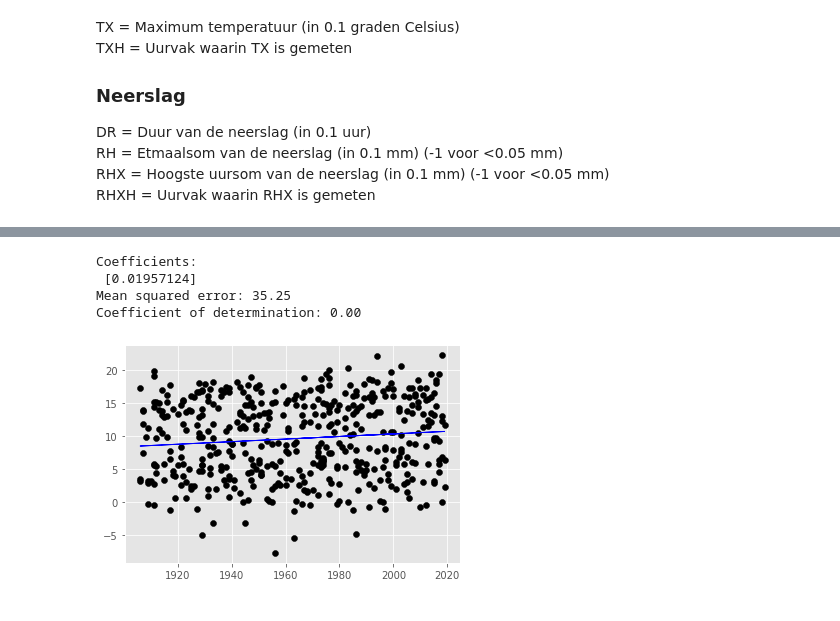
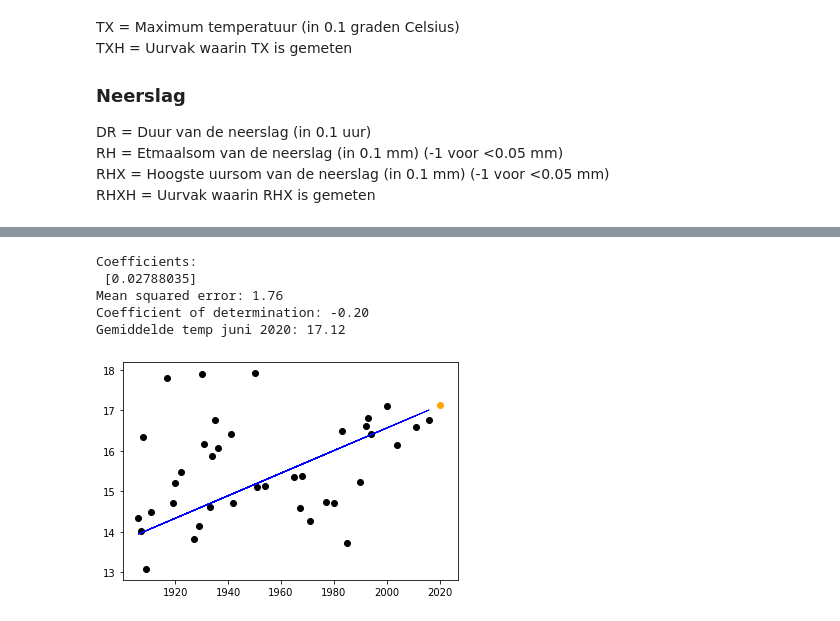
Before and after one commit to dav-97/Machine_Learning, a Jupyter notebook: Weather.ipynb, the cells around one changed output, grey strips where cells are left out. Drawn from its saved outputs; the diff is of its cells as text; code cells hidden in the pictures.

```diff
--- a/Weather.ipynb
+++ b/Weather.ipynb
@@ -132,14 +146,6 @@ dfTempGem = dfTemp[['Datum', 'TG', 'Jaar', 'Maand', 'Dag']]
 
 dfTempGemMean = dfTempGem.groupby(['Jaar', 'Maand'],as_index=False)['TG'].mean()
 
-dfTest = dfTemp[['Datum', 'TG']]
-
-dfTest['TG'].plot(figsize=(16,4), color="green")
-plt.legend(loc=4)
-plt.xlabel('Date')
-plt.ylabel('Temp')
-plt.show()
-
-# dfTempGemMean = dfTempGem.groupby(['Jaar', 'Maand'],as_index=False)['TG'].mean()
-# sns.lmplot(x='Jaar', y='TG', data=dfTempGemMean, col="Maand", col_wrap=3)
+dfTempGemMean = dfTempGem.groupby(['Jaar', 'Maand'],as_index=False)['TG'].mean()
+sns.lmplot(x='Jaar', y='TG', data=dfTempGemMean, col="Maand", col_wrap=3)
 # %% [output]
@@ -155,38 +162,42 @@ sns.lmplot(x='Jaar', y='DR', data=dfRegenMean, col='Maand', col_wrap=3)
 # %%
-# insert our own data
-data_X = dfTempGemMean['Jaar'].to_numpy()
-data_X = np.reshape(data_X, (-1, 1))
-data_Y = dfTempGemMean['TG'].to_numpy()
+dataXTemp = dfTempGemMean['Jaar'].to_numpy()
+dataXTemp = np.reshape(dataXTemp, (-1, 1))
+dataYTemp = dfTempGemMean['TG'].to_numpy()
 
-X_train, X_test, y_train, y_test = train_test_split(
-    data_X, data_Y, test_size=0.33, random_state=2)
+XTrainTemp, XTestTemp, YTrainTemp, YTestTemp = train_test_split(
+    dataXTemp, dataYTemp, test_size=0.33, random_state=2)
 
 # Create linear regression object
 regr = linear_model.LinearRegression()
 
 # Train the model using the training sets
-regr.fit(X_train, y_train)
+regr.fit(XTrainTemp, YTrainTemp)
 
 # Make predictions using the testing set
-y_pred = regr.predict(X_test)
+YPredTemp = regr.predict(XTestTemp)
 
 # The coefficients
 print('Coefficients: \n', regr.coef_)
 # The mean squared error
 print('Mean squared error: %.2f'
-      % mean_squared_error(y_test, y_pred))
+      % mean_squared_error(YTestTemp, YPredTemp))
 # The coefficient of determination: 1 is perfect prediction
 print('Coefficient of determination: %.2f'
-      % r2_score(y_test, y_pred))
+      % r2_score(YTestTemp, YPredTemp))
+
+print('Gemiddelde temp juni 2020: %.2f'
+      % regr.predict(X=[[2020]]))
 
 # Plot outputs
-plt.scatter(X_test, y_test, color='black')
-plt.plot(X_test, y_pred, color='blue', linewidth=1)
+plt.scatter(XTestTemp, YTestTemp, color='black')
+plt.plot(XTestTemp, YPredTemp, color='blue', linewidth=1)
+plt.scatter(2020, regr.predict(X=[[2020]]), color='orange')
 
 plt.show()
 # %% [output]
 Coefficients:
- [0.01957124]
-Mean squared error: 35.25
-Coefficient of determination: 0.00
+ [0.02788035]
+Mean squared error: 1.76
+Coefficient of determination: -0.20
+Gemiddelde temp juni 2020: 17.12
-[figure, old version]
+[figure, new version]
```
Also changed, not shown: parts of 11 cells of this notebook.
